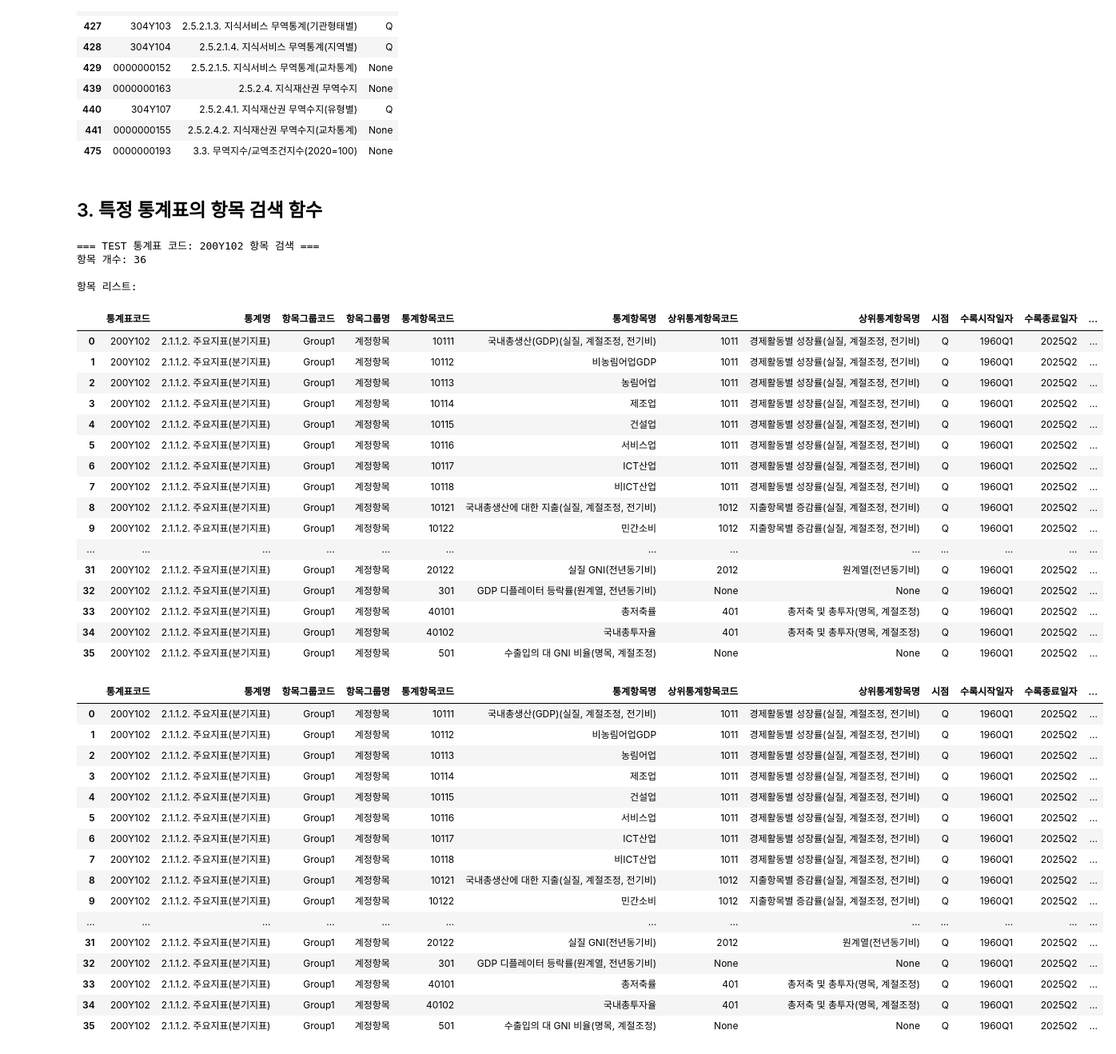
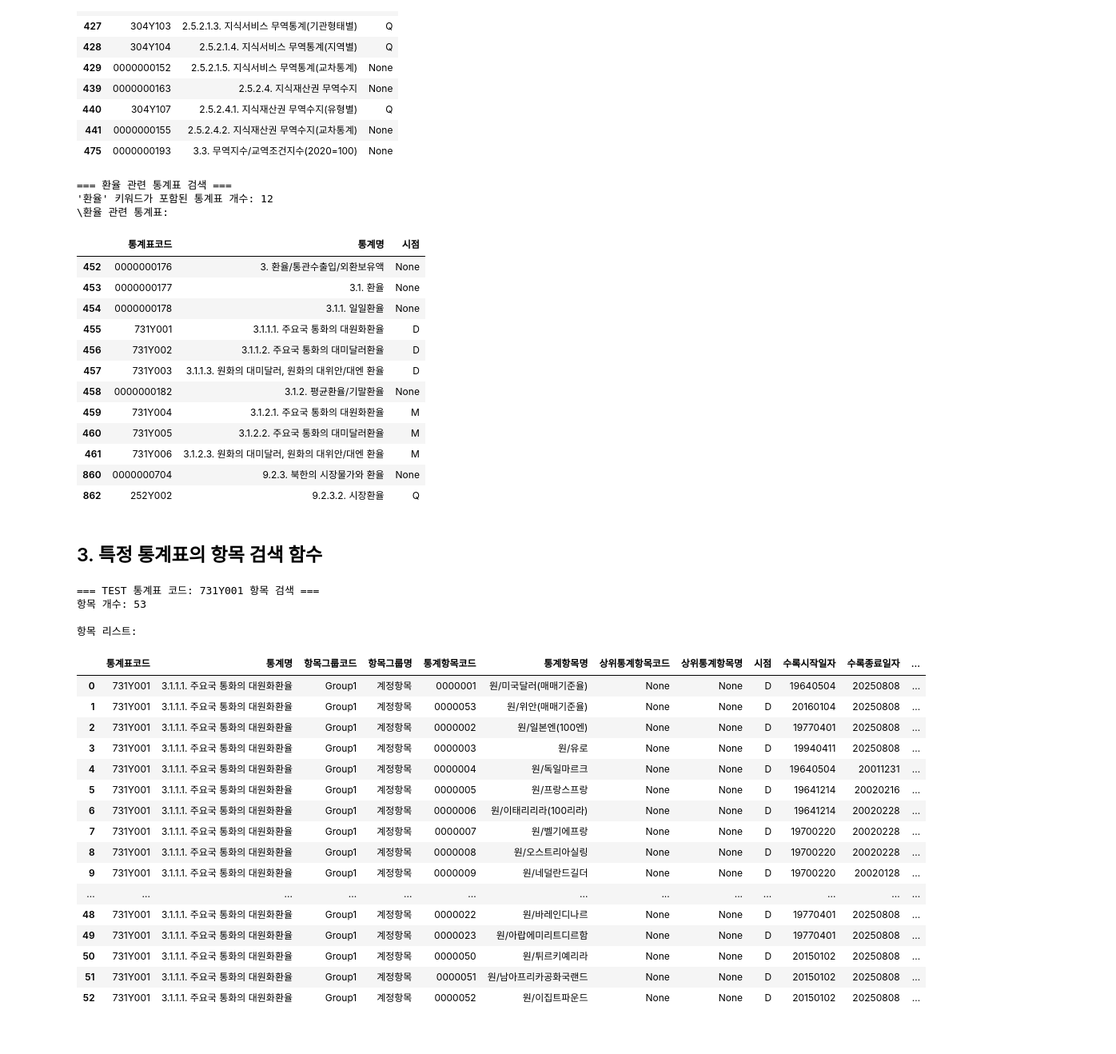
Before and after one commit to gal0iso413/KSURE_Final, a Jupyter notebook: ecos_code_search.ipynb, the cells around one changed output. Shown: that part at 80% size. Cells and saved outputs as stored; diff of their text form; code cells hidden in the pictures.

```diff
--- a/ecos_code_search.ipynb
+++ b/ecos_code_search.ipynb
@@ -194,6 +194,31 @@ display(trade_tables[['통계표코드', '통계명', '시점']])
 | 440 | 304Y107 | 2.5.2.4.1. 지식재산권 무역수지(유형별) | Q |
 | 441 | 0000000155 | 2.5.2.4.2. 지식재산권 무역수지(교차통계) | None |
 | 475 | 0000000193 | 3.3. 무역지수/교역조건지수(2020=100) | None |
+# %%
+# 환율 관련 통계표 검색
+print("=== 환율 관련 통계표 검색 ===")
+exchange_keyword = "환율"
+exchange_tables = all_tables[all_tables['통계명'].str.contains(exchange_keyword, case=False, na=False)]
+print(f"'{exchange_keyword}' 키워드가 포함된 통계표 개수: {len(exchange_tables)}")
+print("\환율 관련 통계표:")
+display(exchange_tables[['통계표코드', '통계명', '시점']])
+# %% [output]
+=== 환율 관련 통계표 검색 ===
+'환율' 키워드가 포함된 통계표 개수: 12
+\환율 관련 통계표:
+|  | 통계표코드 | 통계명 | 시점 |
+| 452 | 0000000176 | 3. 환율/통관수출입/외환보유액 | None |
+| 453 | 0000000177 | 3.1. 환율 | None |
+| 454 | 0000000178 | 3.1.1. 일일환율 | None |
+| 455 | 731Y001 | 3.1.1.1. 주요국 통화의 대원화환율 | D |
+| 456 | 731Y002 | 3.1.1.2. 주요국 통화의 대미달러환율 | D |
+| 457 | 731Y003 | 3.1.1.3. 원화의 대미달러, 원화의 대위안/대엔 환율 | D |
+| 458 | 0000000182 | 3.1.2. 평균환율/기말환율 | None |
+| 459 | 731Y004 | 3.1.2.1. 주요국 통화의 대원화환율 | M |
+| 460 | 731Y005 | 3.1.2.2. 주요국 통화의 대미달러환율 | M |
+| 461 | 731Y006 | 3.1.2.3. 원화의 대미달러, 원화의 대위안/대엔 환율 | M |
+| 860 | 0000000704 | 9.2.3. 북한의 시장물가와 환율 | None |
+| 862 | 252Y002 | 9.2.3.2. 시장환율 | Q |
 # %% [markdown]
 ## 3. 특정 통계표의 항목 검색 함수
 # %%
@@ -207,7 +232,7 @@ def search_stat_items(stat_code, description=""):
         items = ecos.get_statistic_item_list(통계표코드=stat_code)
         print(f"항목 개수: {len(items)}")
         print("\n항목 리스트:")
-        display(items)
+        # display(items)
         return items
     except Exception as e:
         print(f"오류 발생: {e}")
@@ -247,46 +272,29 @@ def test_data_retrieval(stat_code, item_code1, period = 'Q', item_code2=None, it
         print(f"데이터 조회 실패: {e}")
         return None
 # %%
-search_stat_items('200Y102', 'TEST')
+search_stat_items('731Y001', 'TEST')
 # %% [output]
-=== TEST 통계표 코드: 200Y102 항목 검색 ===
-항목 개수: 36
+=== TEST 통계표 코드: 731Y001 항목 검색 ===
+항목 개수: 53
 
 항목 리스트:
 |  | 통계표코드 | 통계명 | 항목그룹코드 | 항목그룹명 | 통계항목코드 | 통계항목명 | 상위통계항목코드 | 상위통계항목명 | 시점 | 수록시작일자 | 수록종료일자 | ... |
-| 0 | 200Y102 | 2.1.1.2. 주요지표(분기지표) | Group1 | 계정항목 | 10111 | 국내총생산(GDP)(실질, 계절조정, 전기비) | 1011 | 경제활동별 성장률(실질, 계절조정, 전기비) | Q | 1960Q1 | 2025Q2 | ... |
-| 1 | 200Y102 | 2.1.1.2. 주요지표(분기지표) | Group1 | 계정항목 | 10112 | 비농림어업GDP | 1011 | 경제활동별 성장률(실질, 계절조정, 전기비) | Q | 1960Q1 | 2025Q2 | ... |
-| 2 | 200Y102 | 2.1.1.2. 주요지표(분기지표) | Group1 | 계정항목 | 10113 | 농림어업 | 1011 | 경제활동별 성장률(실질, 계절조정, 전기비) | Q | 1960Q1 | 2025Q2 | ... |
-| 3 | 200Y102 | 2.1.1.2. 주요지표(분기지표) | Group1 | 계정항목 | 10114 | 제조업 | 1011 | 경제활동별 성장률(실질, 계절조정, 전기비) | Q | 1960Q1 | 2025Q2 | ... |
-| 4 | 200Y102 | 2.1.1.2. 주요지표(분기지표) | Group1 | 계정항목 | 10115 | 건설업 | 1011 | 경제활동별 성장률(실질, 계절조정, 전기비) | Q | 1960Q1 | 2025Q2 | ... |
-| 5 | 200Y102 | 2.1.1.2. 주요지표(분기지표) | Group1 | 계정항목 | 10116 | 서비스업 | 1011 | 경제활동별 성장률(실질, 계절조정, 전기비) | Q | 1960Q1 | 2025Q2 | ... |
-| 6 | 200Y102 | 2.1.1.2. 주요지표(분기지표) | Group1 | 계정항목 | 10117 | ICT산업 | 1011 | 경제활동별 성장률(실질, 계절조정, 전기비) | Q | 1960Q1 | 2025Q2 | ... |
-| 7 | 200Y102 | 2.1.1.2. 주요지표(분기지표) | Group1 | 계정항목 | 10118 | 비ICT산업 | 1011 | 경제활동별 성장률(실질, 계절조정, 전기비) | Q | 1960Q1 | 2025Q2 | ... |
-| 8 | 200Y102 | 2.1.1.2. 주요지표(분기지표) | Group1 | 계정항목 | 10121 | 국내총생산에 대한 지출(실질, 계절조정, 전기비) | 1012 | 지출항목별 증감률(실질, 계절조정, 전기비) | Q | 1960Q1 | 2025Q2 | ... |
-| 9 | 200Y102 | 2.1.1.2. 주요지표(분기지표) | Group1 | 계정항목 | 10122 | 민간소비 | 1012 | 지출항목별 증감률(실질, 계절조정, 전기비) | Q | 1960Q1 | 2025Q2 | ... |
+| 0 | 731Y001 | 3.1.1.1. 주요국 통화의 대원화환율 | Group1 | 계정항목 | 0000001 | 원/미국달러(매매기준율) | None | None | D | 19640504 | 20250808 | ... |
+| 1 | 731Y001 | 3.1.1.1. 주요국 통화의 대원화환율 | Group1 | 계정항목 | 0000053 | 원/위안(매매기준율) | None | None | D | 20160104 | 20250808 | ... |
+| 2 | 731Y001 | 3.1.1.1. 주요국 통화의 대원화환율 | Group1 | 계정항목 | 0000002 | 원/일본엔(100엔) | None | None | D | 19770401 | 20250808 | ... |
+| 3 | 731Y001 | 3.1.1.1. 주요국 통화의 대원화환율 | Group1 | 계정항목 | 0000003 | 원/유로 | None | None | D | 19940411 | 20250808 | ... |
+| 4 | 731Y001 | 3.1.1.1. 주요국 통화의 대원화환율 | Group1 | 계정항목 | 0000004 | 원/독일마르크 | None | None | D | 19640504 | 20011231 | ... |
+| 5 | 731Y001 | 3.1.1.1. 주요국 통화의 대원화환율 | Group1 | 계정항목 | 0000005 | 원/프랑스프랑 | None | None | D | 19641214 | 20020216 | ... |
+| 6 | 731Y001 | 3.1.1.1. 주요국 통화의 대원화환율 | Group1 | 계정항목 | 0000006 | 원/이태리리라(100리라) | None | None | D | 19641214 | 20020228 | ... |
+| 7 | 731Y001 | 3.1.1.1. 주요국 통화의 대원화환율 | Group1 | 계정항목 | 0000007 | 원/벨기에프랑 | None | None | D | 19700220 | 20020228 | ... |
+| 8 | 731Y001 | 3.1.1.1. 주요국 통화의 대원화환율 | Group1 | 계정항목 | 0000008 | 원/오스트리아실링 | None | None | D | 19700220 | 20020228 | ... |
+| 9 | 731Y001 | 3.1.1.1. 주요국 통화의 대원화환율 | Group1 | 계정항목 | 0000009 | 원/네덜란드길더 | None | None | D | 19700220 | 20020128 | ... |
 | ... | ... | ... | ... | ... | ... | ... | ... | ... | ... | ... | ... | ... |
-| 31 | 200Y102 | 2.1.1.2. 주요지표(분기지표) | Group1 | 계정항목 | 20122 | 실질 GNI(전년동기비) | 2012 | 원계열(전년동기비) | Q | 1960Q1 | 2025Q2 | ... |
-| 32 | 200Y102 | 2.1.1.2. 주요지표(분기지표) | Group1 | 계정항목 | 301 | GDP 디플레이터 등락률(원계열, 전년동기비) | None | None | Q | 1960Q1 | 2025Q2 | ... |
-| 33 | 200Y102 | 2.1.1.2. 주요지표(분기지표) | Group1 | 계정항목 | 40101 | 총저축률 | 401 | 총저축 및 총투자(명목, 계절조정) | Q | 1960Q1 | 2025Q2 | ... |
-| 34 | 200Y102 | 2.1.1.2. 주요지표(분기지표) | Group1 | 계정항목 | 40102 | 국내총투자율 | 401 | 총저축 및 총투자(명목, 계절조정) | Q | 1960Q1 | 2025Q2 | ... |
-| 35 | 200Y102 | 2.1.1.2. 주요지표(분기지표) | Group1 | 계정항목 | 501 | 수출입의 대 GNI 비율(명목, 계절조정) | None | None | Q | 1960Q1 | 2025Q2 | ... |
+| 48 | 731Y001 | 3.1.1.1. 주요국 통화의 대원화환율 | Group1 | 계정항목 | 0000022 | 원/바레인디나르 | None | None | D | 19770401 | 20250808 | ... |
+| 49 | 731Y001 | 3.1.1.1. 주요국 통화의 대원화환율 | Group1 | 계정항목 | 0000023 | 원/아랍에미리트디르함 | None | None | D | 19770401 | 20250808 | ... |
+| 50 | 731Y001 | 3.1.1.1. 주요국 통화의 대원화환율 | Group1 | 계정항목 | 0000050 | 원/튀르키예리라 | None | None | D | 20150102 | 20250808 | ... |
+| 51 | 731Y001 | 3.1.1.1. 주요국 통화의 대원화환율 | Group1 | 계정항목 | 0000051 | 원/남아프리카공화국랜드 | None | None | D | 20150102 | 20250808 | ... |
+| 52 | 731Y001 | 3.1.1.1. 주요국 통화의 대원화환율 | Group1 | 계정항목 | 0000052 | 원/이집트파운드 | None | None | D | 20150102 | 20250808 | ... |
-|  | 통계표코드 | 통계명 | 항목그룹코드 | 항목그룹명 | 통계항목코드 | 통계항목명 | 상위통계항목코드 | 상위통계항목명 | 시점 | 수록시작일자 | 수록종료일자 | ... |
-| 0 | 200Y102 | 2.1.1.2. 주요지표(분기지표) | Group1 | 계정항목 | 10111 | 국내총생산(GDP)(실질, 계절조정, 전기비) | 1011 | 경제활동별 성장률(실질, 계절조정, 전기비) | Q | 1960Q1 | 2025Q2 | ... |
-| 1 | 200Y102 | 2.1.1.2. 주요지표(분기지표) | Group1 | 계정항목 | 10112 | 비농림어업GDP | 1011 | 경제활동별 성장률(실질, 계절조정, 전기비) | Q | 1960Q1 | 2025Q2 | ... |
-| 2 | 200Y102 | 2.1.1.2. 주요지표(분기지표) | Group1 | 계정항목 | 10113 | 농림어업 | 1011 | 경제활동별 성장률(실질, 계절조정, 전기비) | Q | 1960Q1 | 2025Q2 | ... |
-| 3 | 200Y102 | 2.1.1.2. 주요지표(분기지표) | Group1 | 계정항목 | 10114 | 제조업 | 1011 | 경제활동별 성장률(실질, 계절조정, 전기비) | Q | 1960Q1 | 2025Q2 | ... |
-| 4 | 200Y102 | 2.1.1.2. 주요지표(분기지표) | Group1 | 계정항목 | 10115 | 건설업 | 1011 | 경제활동별 성장률(실질, 계절조정, 전기비) | Q | 1960Q1 | 2025Q2 | ... |
-| 5 | 200Y102 | 2.1.1.2. 주요지표(분기지표) | Group1 | 계정항목 | 10116 | 서비스업 | 1011 | 경제활동별 성장률(실질, 계절조정, 전기비) | Q | 1960Q1 | 2025Q2 | ... |
-| 6 | 200Y102 | 2.1.1.2. 주요지표(분기지표) | Group1 | 계정항목 | 10117 | ICT산업 | 1011 | 경제활동별 성장률(실질, 계절조정, 전기비) | Q | 1960Q1 | 2025Q2 | ... |
-| 7 | 200Y102 | 2.1.1.2. 주요지표(분기지표) | Group1 | 계정항목 | 10118 | 비ICT산업 | 1011 | 경제활동별 성장률(실질, 계절조정, 전기비) | Q | 1960Q1 | 2025Q2 | ... |
-| 8 | 200Y102 | 2.1.1.2. 주요지표(분기지표) | Group1 | 계정항목 | 10121 | 국내총생산에 대한 지출(실질, 계절조정, 전기비) | 1012 | 지출항목별 증감률(실질, 계절조정, 전기비) | Q | 1960Q1 | 2025Q2 | ... |
-| 9 | 200Y102 | 2.1.1.2. 주요지표(분기지표) | Group1 | 계정항목 | 10122 | 민간소비 | 1012 | 지출항목별 증감률(실질, 계절조정, 전기비) | Q | 1960Q1 | 2025Q2 | ... |
-| ... | ... | ... | ... | ... | ... | ... | ... | ... | ... | ... | ... | ... |
-| 31 | 200Y102 | 2.1.1.2. 주요지표(분기지표) | Group1 | 계정항목 | 20122 | 실질 GNI(전년동기비) | 2012 | 원계열(전년동기비) | Q | 1960Q1 | 2025Q2 | ... |
-| 32 | 200Y102 | 2.1.1.2. 주요지표(분기지표) | Group1 | 계정항목 | 301 | GDP 디플레이터 등락률(원계열, 전년동기비) | None | None | Q | 1960Q1 | 2025Q2 | ... |
-| 33 | 200Y102 | 2.1.1.2. 주요지표(분기지표) | Group1 | 계정항목 | 40101 | 총저축률 | 401 | 총저축 및 총투자(명목, 계절조정) | Q | 1960Q1 | 2025Q2 | ... |
-| 34 | 200Y102 | 2.1.1.2. 주요지표(분기지표) | Group1 | 계정항목 | 40102 | 국내총투자율 | 401 | 총저축 및 총투자(명목, 계절조정) | Q | 1960Q1 | 2025Q2 | ... |
-| 35 | 200Y102 | 2.1.1.2. 주요지표(분기지표) | Group1 | 계정항목 | 501 | 수출입의 대 GNI 비율(명목, 계절조정) | None | None | Q | 1960Q1 | 2025Q2 | ... |
 # %%
 test_data_retrieval('901Y011', 'FIEE', period='M', start_date="201407", end_date="202506", description='GDP')
 # %% [output]
```
Also changed, not shown: 6 other files.
